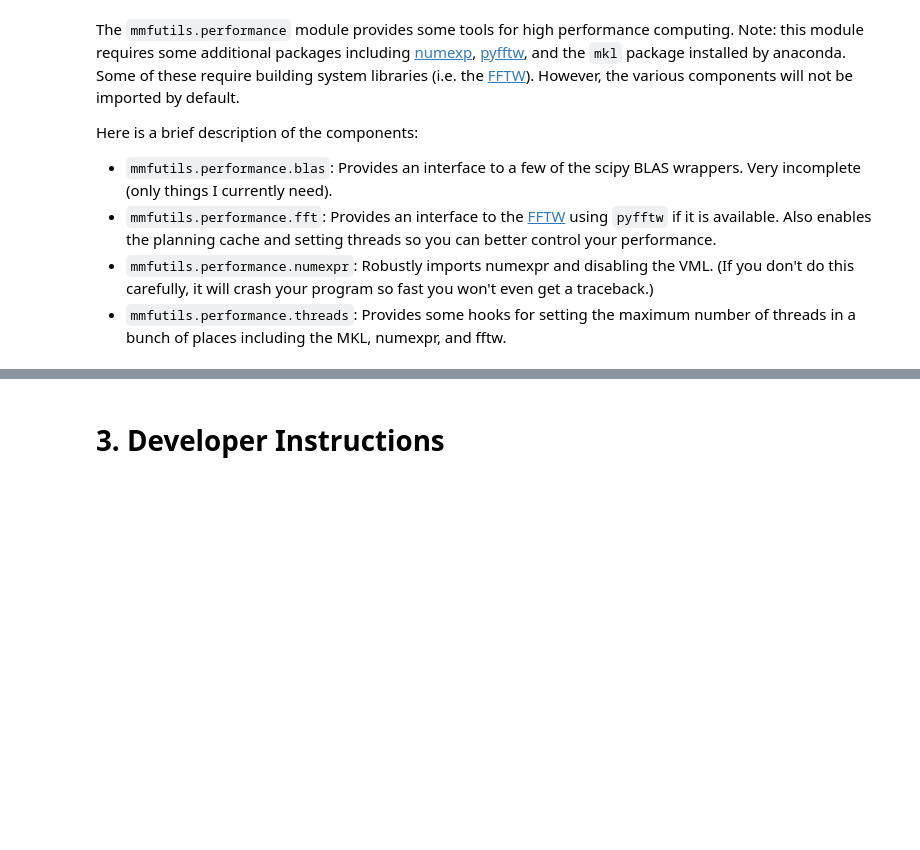
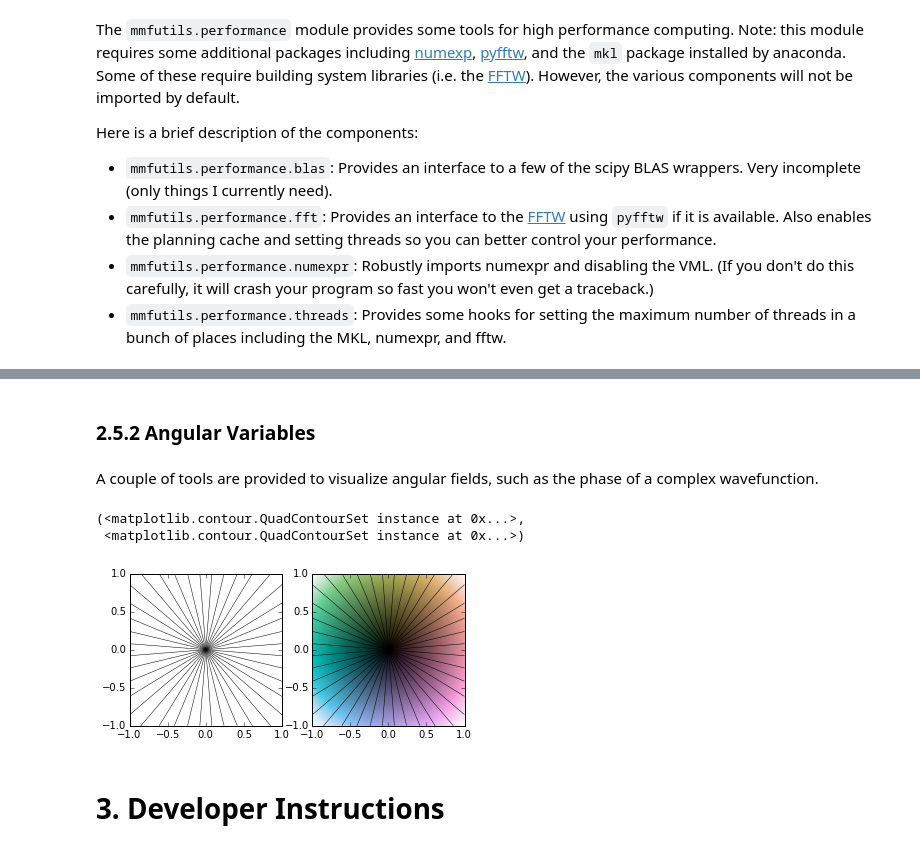
Before and after one commit to mforbes/mmfutils, a Jupyter notebook: doc/README.ipynb, the cells around one changed output, grey strips where cells are left out. Cells and saved outputs as stored; diff of their text form; code cells hidden in the pictures; blank space fills up the shorter version.

```diff
--- a/doc/README.ipynb
+++ b/doc/README.ipynb
@@ -356,3 +400,26 @@ Here is a brief description of the components:
+# %% [markdown]
+### 2.5.2 Angular Variables
+# %% [markdown]
+A couple of tools are provided to visualize angular fields, such as the phase of a complex wavefunction.
+# %%
+%matplotlib inline
+from matplotlib import pyplot as plt
+import time
+import numpy as np
+from mmfutils import plot as mmfplt
+x = np.linspace(-1, 1, 100)[:, None]
+y = np.linspace(-1, 1, 200)[None, :]
+z = x + 1j*y
+
+plt.subplot(121).set_aspect(1)
+mmfplt.phase_contour(x, y, z, aspect=1, colors='k', linewidths=0.5)
+plt.subplot(122).set_aspect(1)
+mmfplt.imcontourf(x, y, mmfplt.color_complex(z), aspect=1)
+mmfplt.phase_contour(x, y, z, aspect=1, linewidths=0.5)
+# %% [output]
+(<matplotlib.contour.QuadContourSet instance at 0x...>,
+ <matplotlib.contour.QuadContourSet instance at 0x...>)
+[figure, added]
 # %% [markdown]
 # 3. Developer Instructions
 # %% [markdown]
```
Also changed, not shown: parts of 12 cells of this notebook, 8 other files.
